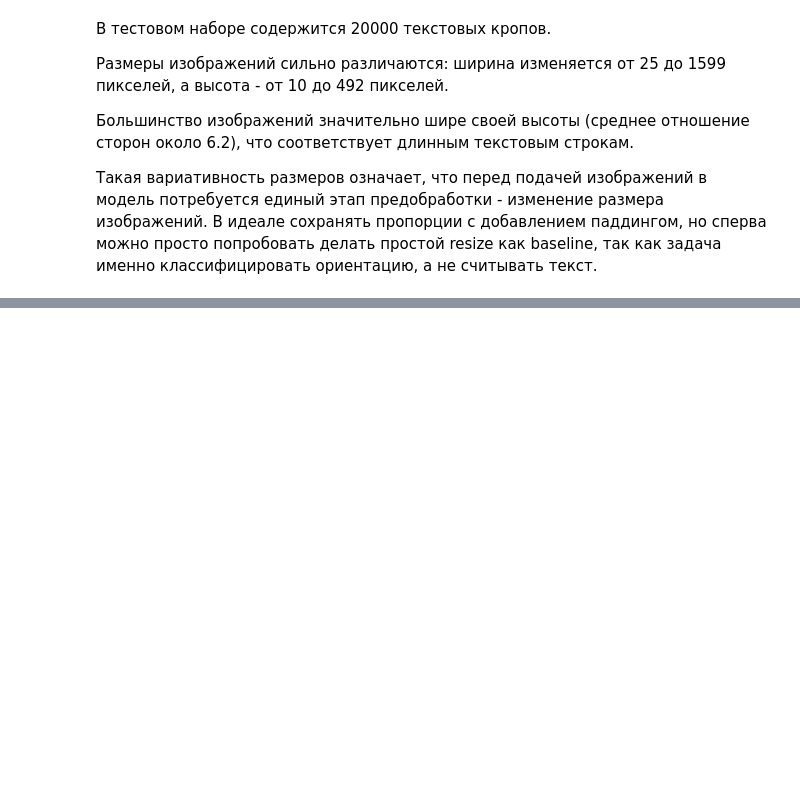
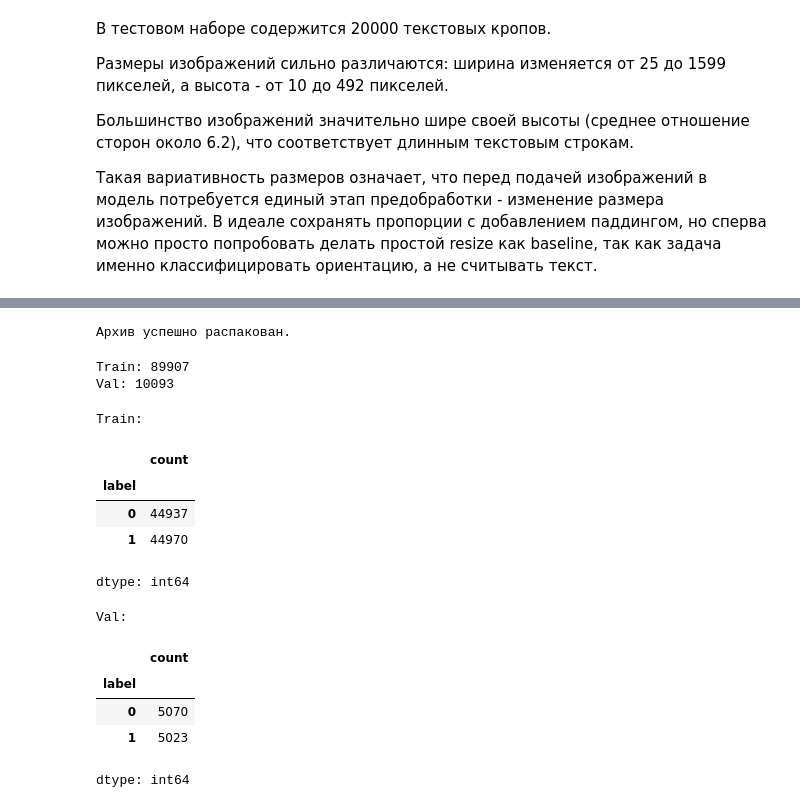
Before and after one commit to villerbond/avito-text-orientation, a Jupyter notebook: notebooks/solution.ipynb, the cells around one changed output, grey strips where cells are left out. Cells and saved outputs as stored; diff of their text form; code cells hidden in the pictures; blank space fills up the shorter version.

```diff
--- a/notebooks/solution.ipynb
+++ b/notebooks/solution.ipynb
@@ -143,0 +315,40 @@ Ratio : min=0.72, max=49.67, mean=6.22
+# %%
+DATASET_DIR = PROJECT_DIR / "avito_dataset"
+
+with zipfile.ZipFile(ARCHIVE_PATH, "r") as z:
+    z.extractall(DATASET_DIR)
+
+print("Архив успешно распакован")
+# %% [output]
+Архив успешно распакован.
+# %%
+TRAIN_DIR = DATASET_DIR / "train"
+VAL_DIR = DATASET_DIR / "val"
+
+train_labels = pd.read_csv(TRAIN_DIR / "labels.csv")
+val_labels = pd.read_csv(VAL_DIR / "labels.csv")
+
+print(f"Train: {len(train_labels)}")
+print(f"Val: {len(val_labels)}")
+# %% [output]
+Train: 89907
+Val: 10093
+# %%
+print("Train:")
+display(train_labels.groupby("label").size().rename("count"))
+
+print("Val:")
+display(val_labels.groupby("label").size().rename("count"))
+# %% [output]
+Train:
+|  | count |
+| label |  |
+| 0 | 44937 |
+| 1 | 44970 |
+dtype: int64
+Val:
+|  | count |
+| label |  |
+| 0 | 5070 |
+| 1 | 5023 |
+dtype: int64
```
Also changed, not shown: parts of 27 cells of this notebook.
